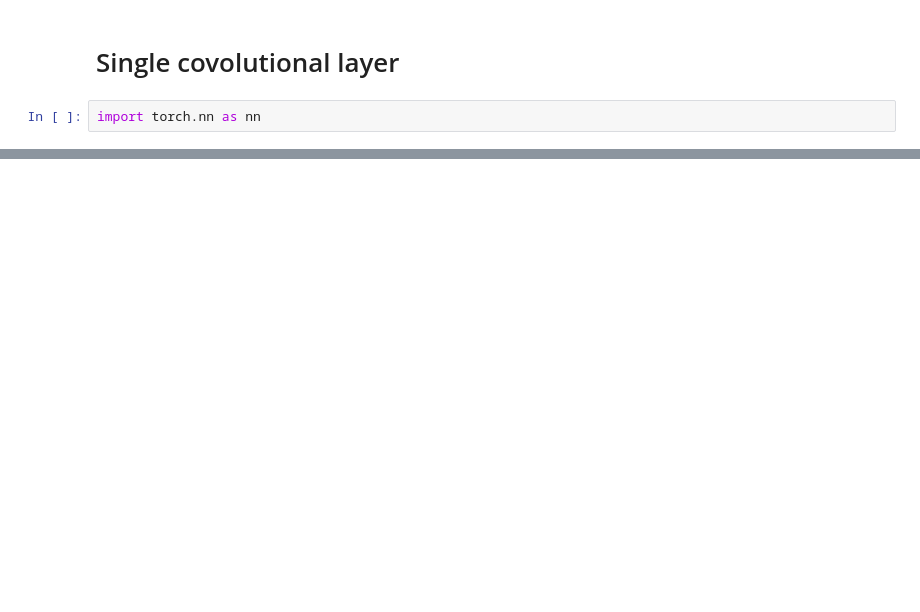
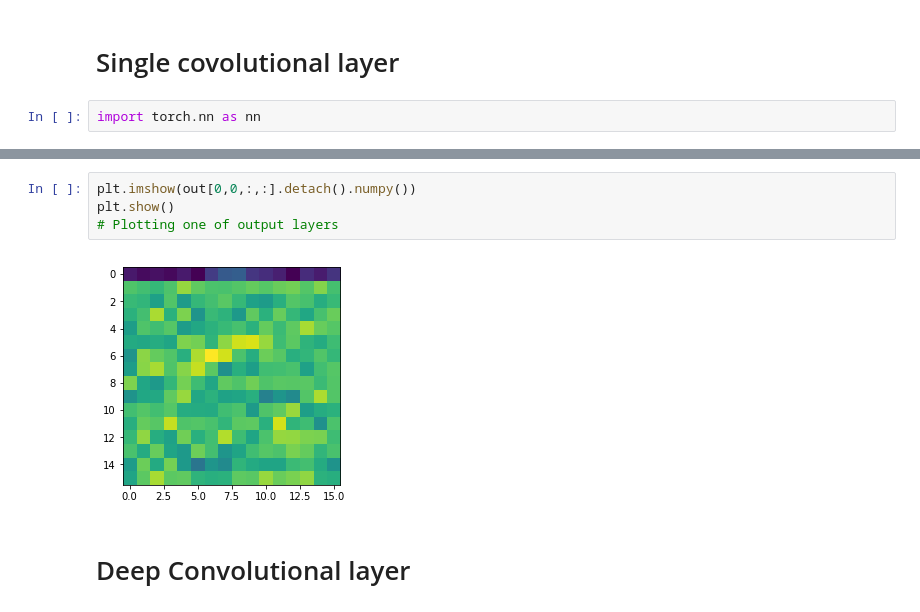
Before and after one commit to Musu1/Deep-Learning, a Jupyter notebook: pyTorch_CNN.ipynb, the cells around one changed output, grey strips where cells are left out. Cells and saved outputs as stored; diff of their text form; blank space fills up the shorter version.

```diff
--- a/pyTorch_CNN.ipynb
+++ b/pyTorch_CNN.ipynb
@@ -97,0 +105,8 @@ torch.Size([4, 16, 16, 16])
+# %%
+plt.imshow(out[0,0,:,:].detach().numpy())
+plt.show()
+# Plotting one of output layers
+# %% [output]
+[figure, added]
+# %% [markdown]
+# Deep Convolutional layer
```
Also changed, not shown: parts of 14 cells of this notebook.
